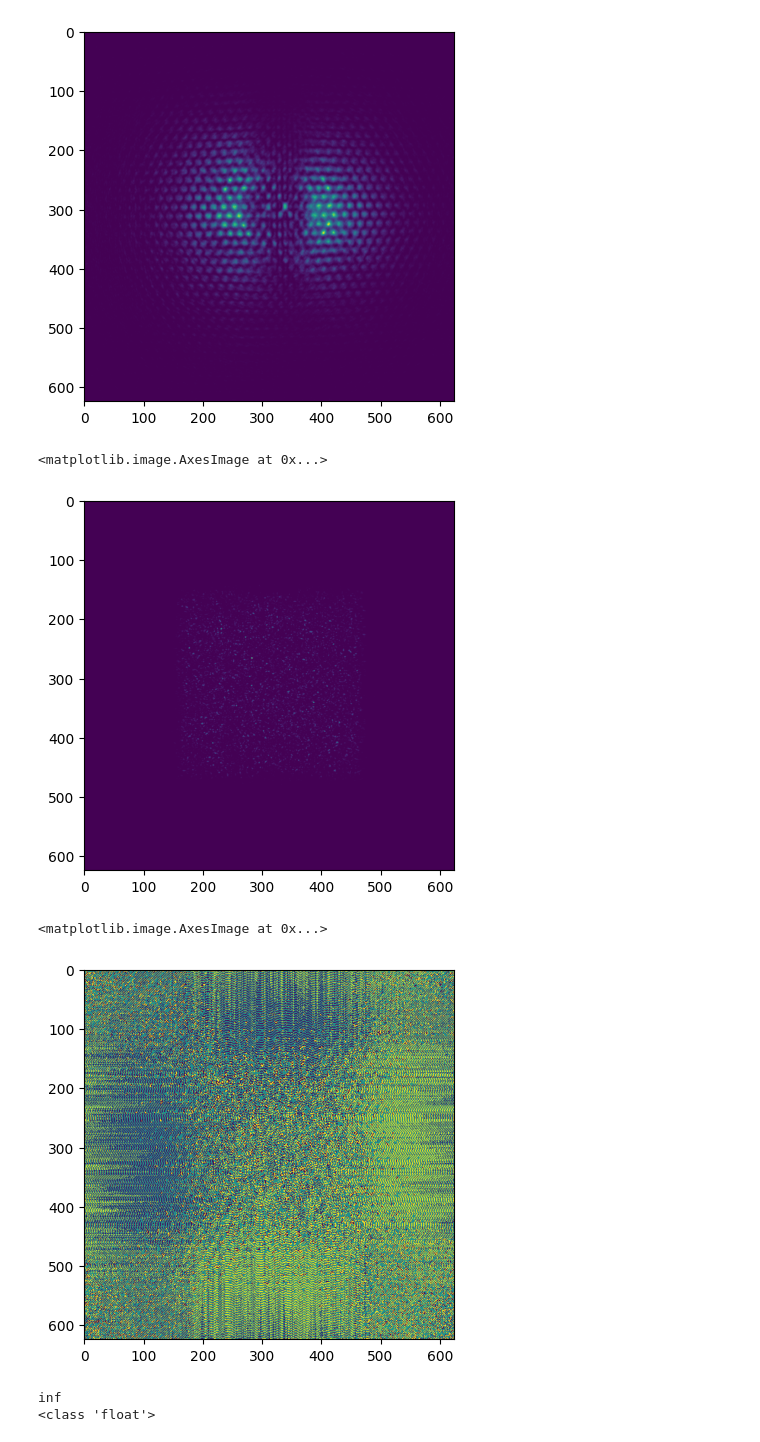
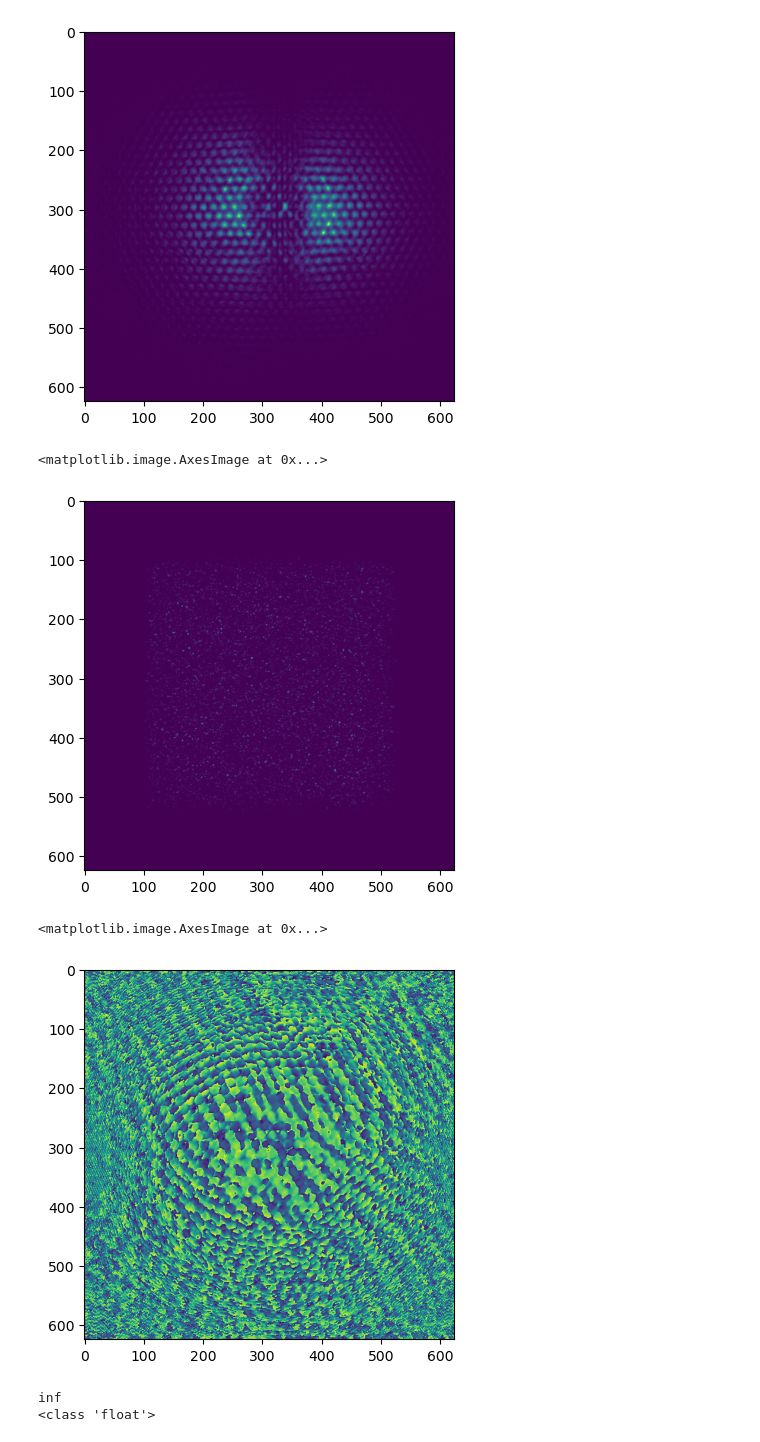
Before and after one commit to Astroxzh/CI-Project, a Jupyter notebook: Project_Ptychography.ipynb, the cells around one changed output. Saved outputs shown, nothing was run; the diff lists cells and outputs as text; code cells hidden in the pictures.

Commit message:
update downsampling factor

```diff
--- a/Project_Ptychography.ipynb
+++ b/Project_Ptychography.ipynb
@@ -72,9 +72,11 @@ def down_sampling_fre(obj, f=2):
     '''
     m, n = obj.shape
     obj_fre = jnp.fft.fftshift(jnp.fft.fft2(obj))
-    m_d, n_d = m // f, n // f # downsampling size
+    m_d, n_d = m // f, n // f  # downsampling size
+    m_d = int(m_d)
+    n_d = int(n_d)
 
-    m_center ,n_center = m // 2, n // 2 # original center
+    m_center, n_center = m // 2, n // 2  # original center
     m_d_half, n_d_half = n_d // 2, m_d // 2
 
     #index of cropped area
@@ -112,21 +114,22 @@ def pad_array(array, pad_array):
     paded_array = jnp.pad(array, ((pad_factortb, pad_factortb),(pad_factorrl, pad_factorrl)))
     return paded_array
 # %%
-def forward_model(obj, probe, f=2):
+def forward_model(obj, probe, f=1.5):
     '''
         the forward model generates the update diffraction field from the down sampled obj
         in this simulation assumes only one probe
     '''
-    obj_downSampled = down_sampling_fre(obj, f=2)
+    obj_downSampled = down_sampling_fre(obj, f)
     obj_fre = jnp.fft.fftshift(jnp.fft.fft2(obj_downSampled))
     obj_frepad = pad_array(obj_fre, probe[0,:,:])
     obj_pad = jnp.fft.ifft2(jnp.fft.ifftshift(obj_frepad))
-    update_diff_pattern0 = jnp.abs(
-        jnp.fft.fftshift(jnp.fft.fft2((probe[0, :, :] * 0.756) * obj_pad)))**2
-    update_diff_pattern1 = jnp.abs(
-        jnp.fft.fftshift(jnp.fft.fft2((probe[1, :, :] * 0.244) * obj_pad)))**2
-    update_diff_pattern = update_diff_pattern0 + update_diff_pattern1
+    update_diff_pattern0 = (jnp.abs(
+        jnp.fft.fftshift(jnp.fft.fft2((probe[0, :, :]) * obj_pad))))**2 #
+    update_diff_pattern1 = (jnp.abs(
+        jnp.fft.fftshift(jnp.fft.fft2((probe[1, :, :]) * obj_pad))))**2 #
+    update_diff_pattern = update_diff_pattern0 * 0.756 + update_diff_pattern1 * 0.244
 
+    # return (jnp.abs(update_diff_pattern))**2
     return update_diff_pattern
 # %% [markdown]
 ## **Reconstruction**
@@ -161,7 +164,7 @@ def loss_function(simulated: jnp.ndarray, background: jnp.ndarray, measured: jnp
     factor = 1.0 / (jnp.sum(measured) + 1e-10)
 
     # Calculate the simulated diffraction amplitudes
-    simulated_amp = jnp.sqrt(simulated + background)
+    simulated_amp = jnp.sqrt(jnp.abs(simulated)**2 + background)
 
     # Calculate the measured diffraction amplitudes
     measured_amp = jnp.sqrt(measured)
@@ -316,13 +319,14 @@ simulated = forward_model(obj, probe)
 plt.imshow(jnp.abs(simulated)**2)
 # %% [output]
 <matplotlib.image.AxesImage at 0x...>
-[figure, old version]
+[figure, new version]
 # %%
-update_obj = adam_optimization(init_obj = obj, measured = data, background = jnp.ones_like(data) * 0.01, probe = probe, alpha = 0.1, num_iterations = 200)
+update_obj = adam_optimization(init_obj = obj, measured = data, background=bcg, probe = probe, alpha = 0.1, num_iterations = 1000)
+# background = jnp.ones_like(data) * 0.01
 plt.imshow(jnp.angle(update_obj))
 # %% [output]
 <matplotlib.image.AxesImage at 0x...>
-[figure, old version]
+[figure, new version]
 # %%
 print(float('inf'))
 print(type(float('inf')))
```
Also changed, not shown: parts of 2 cells of this notebook, 1 other file.
